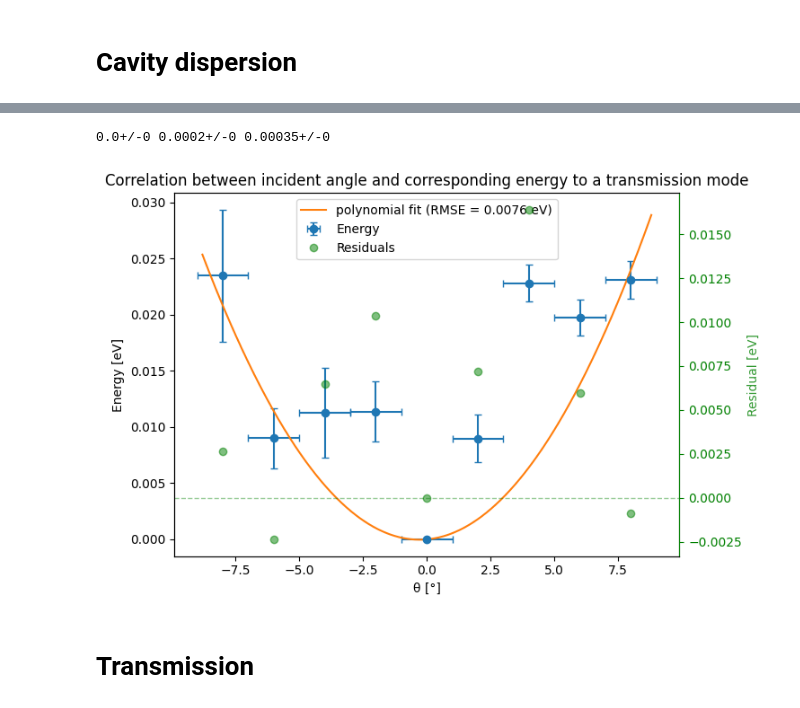
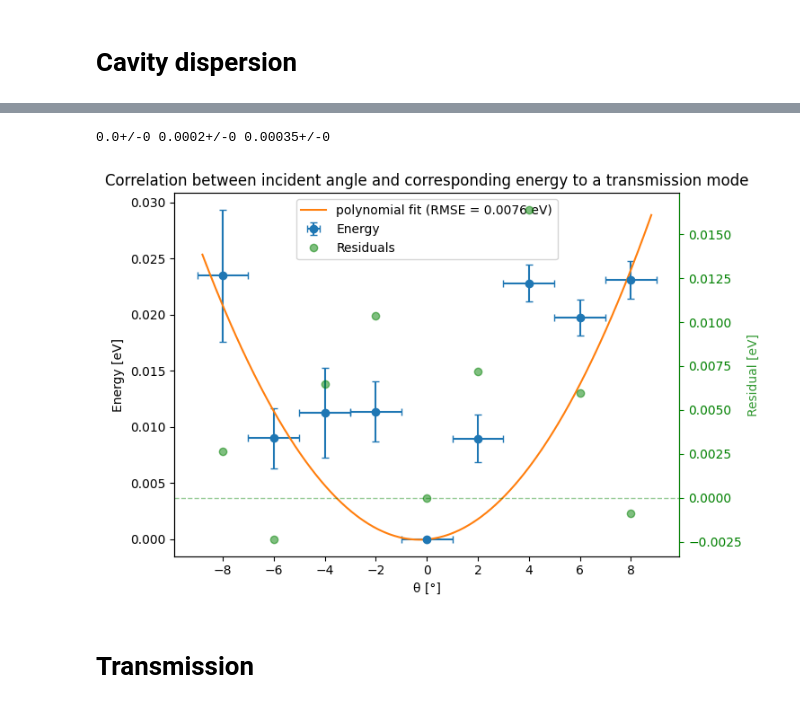
Before and after one commit to Mhfd10/P2_ETHZ_SS26, a Jupyter notebook: Spectroscopy_3/main.ipynb, the cells around one changed output, grey strips where cells are left out. Saved outputs shown, nothing was run; the diff lists cells and outputs as text; code cells hidden in the pictures.

Commit message:
changed dispersion angle plot to true integer values

```diff
--- a/Spectroscopy_3/main.ipynb
+++ b/Spectroscopy_3/main.ipynb
@@ -384,6 +385,7 @@ ax1.legend(
 )
 
 plt.tight_layout()
+plt.gca().xaxis.set_major_locator(MaxNLocator(integer=True))
 plt.savefig('cavity_dispersion.png', dpi=600)
 plt.show()
 # %% [output]
@@ -407,5 +409,5 @@ plt.show()
 0.0+/-0 0.0002+/-0 0.00035+/-0
-[figure, old version]
+[figure, new version]
 # %% [markdown]
 # Transmission
 # %%
```
Also changed, not shown: parts of 6 cells of this notebook, 1 other file.
